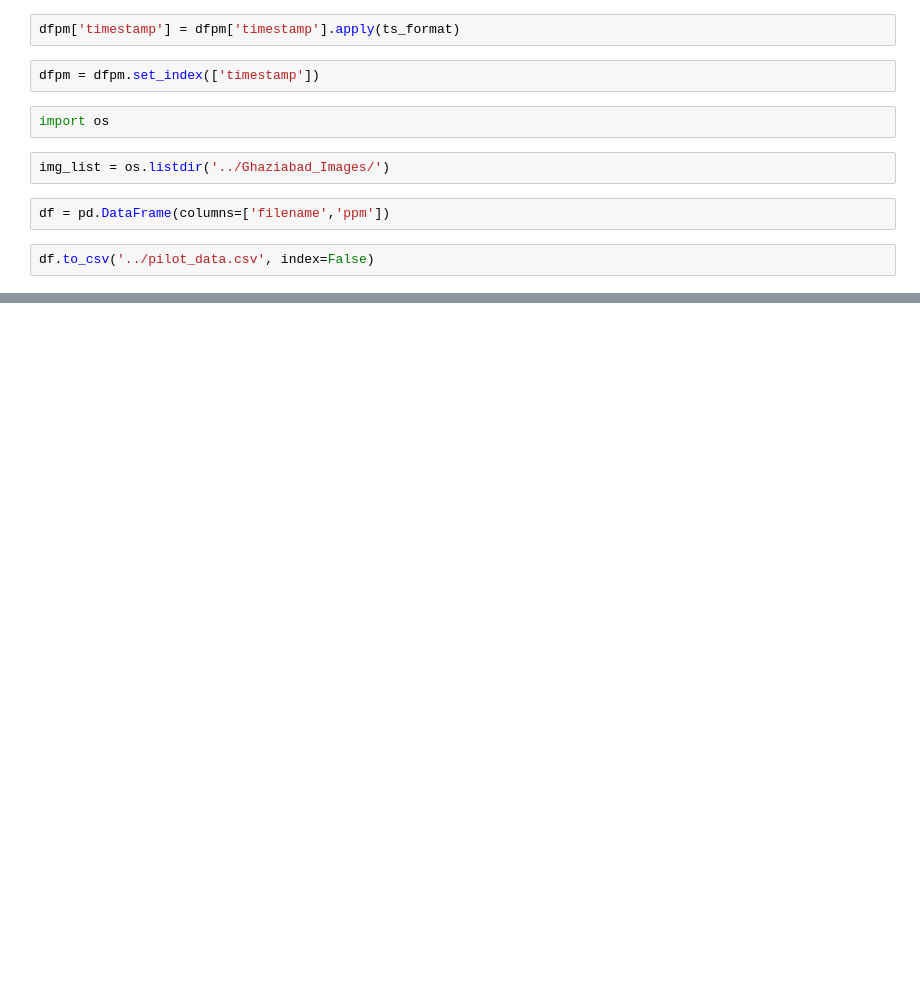
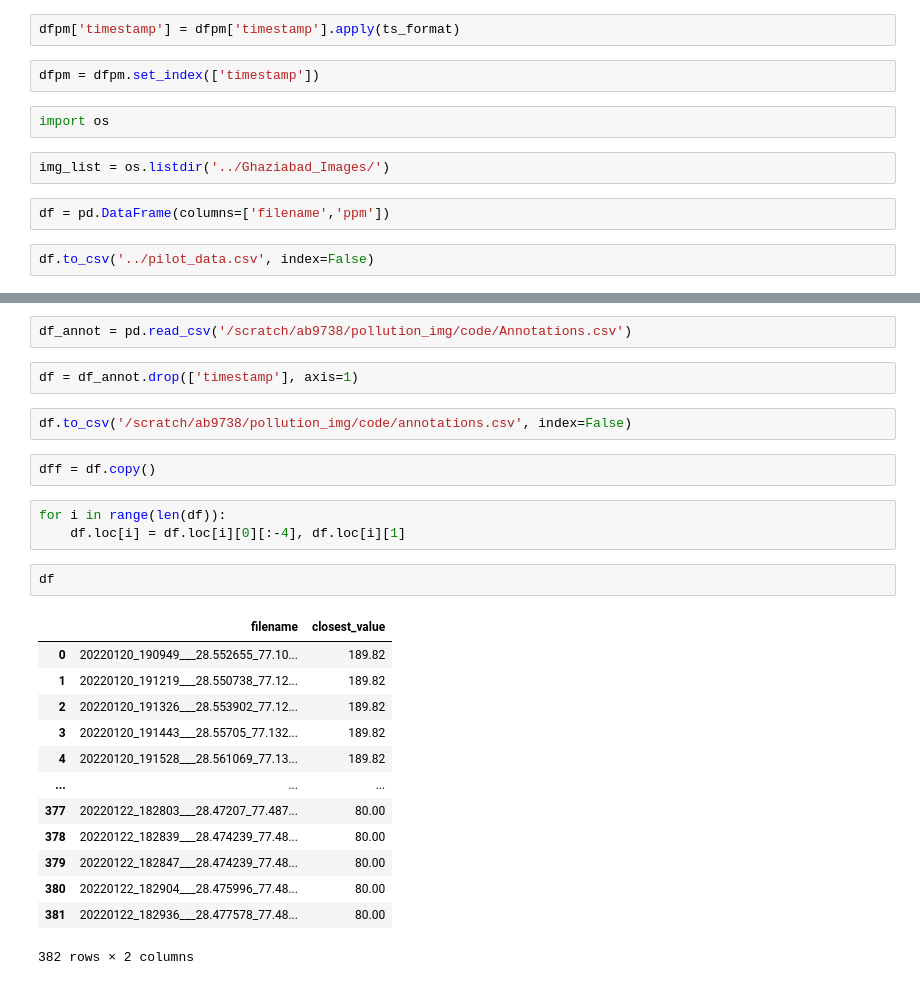
Before and after one commit to shivariyer/particle-detection, a Jupyter notebook: notebooks/debug.ipynb, the cells around one changed output, grey strips where cells are left out. Drawn from its saved outputs; the diff is of its cells as text; blank space fills up the shorter version.

```diff
--- a/notebooks/debug.ipynb
+++ b/notebooks/debug.ipynb
@@ -41,0 +152,27 @@ df.to_csv('../pilot_data.csv', index=False)
+# %%
+df_annot = pd.read_csv('/scratch/ab9738/pollution_img/code/Annotations.csv')
+# %%
+df = df_annot.drop(['timestamp'], axis=1)
+# %%
+df.to_csv('/scratch/ab9738/pollution_img/code/annotations.csv', index=False)
+# %%
+dff = df.copy()
+# %%
+for i in range(len(df)):
+    df.loc[i] = df.loc[i][0][:-4], df.loc[i][1]
+# %%
+df
+# %% [output]
+|  | filename | closest_value |
+| 0 | 20220120_190949___28.552655_77.10... | 189.82 |
+| 1 | 20220120_191219___28.550738_77.12... | 189.82 |
+| 2 | 20220120_191326___28.553902_77.12... | 189.82 |
+| 3 | 20220120_191443___28.55705_77.132... | 189.82 |
+| 4 | 20220120_191528___28.561069_77.13... | 189.82 |
+| ... | ... | ... |
+| 377 | 20220122_182803___28.47207_77.487... | 80.00 |
+| 378 | 20220122_182839___28.474239_77.48... | 80.00 |
+| 379 | 20220122_182847___28.474239_77.48... | 80.00 |
+| 380 | 20220122_182904___28.475996_77.48... | 80.00 |
+| 381 | 20220122_182936___28.477578_77.48... | 80.00 |
+382 rows × 2 columns
```
Also changed, not shown: parts of 10 cells of this notebook, 19 other files.
